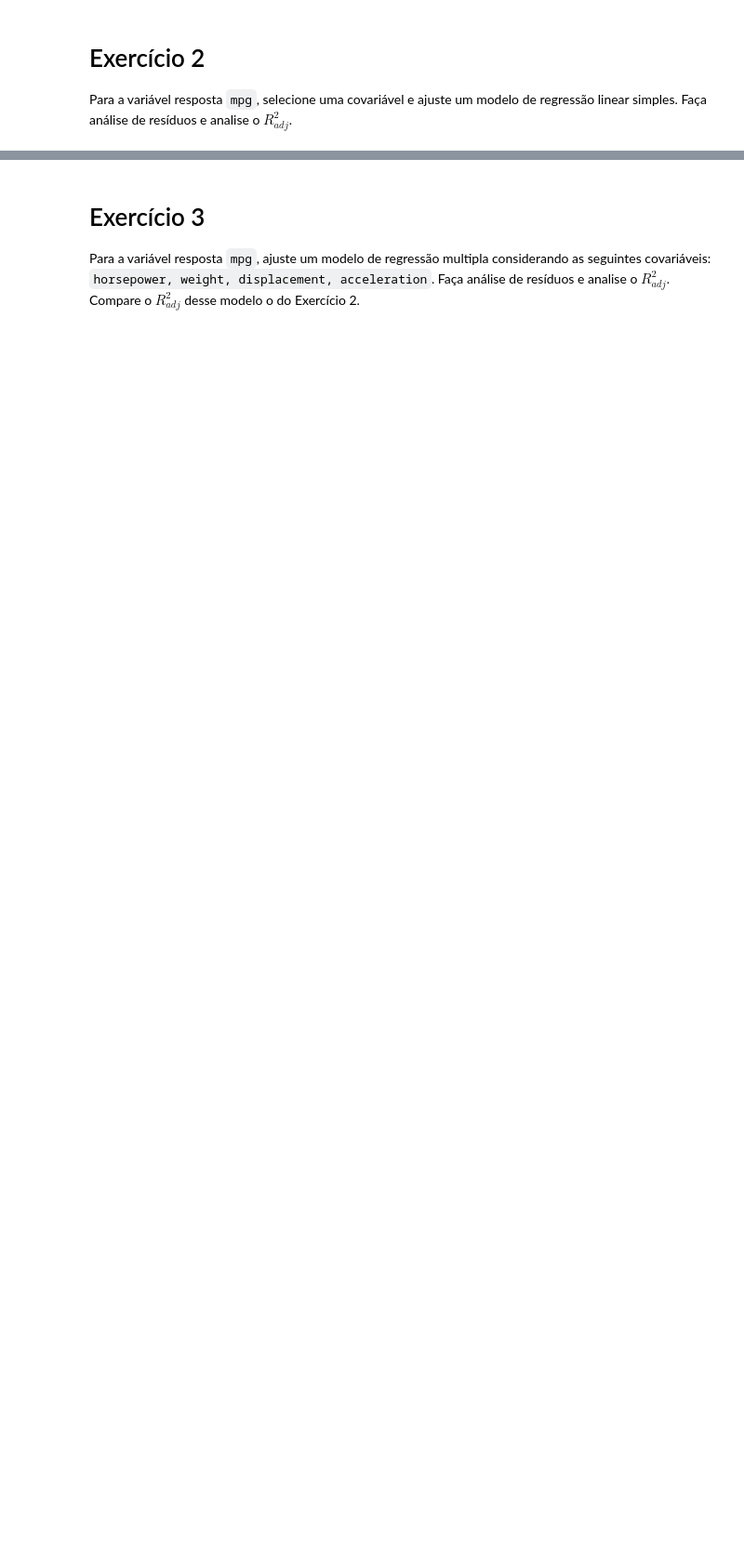
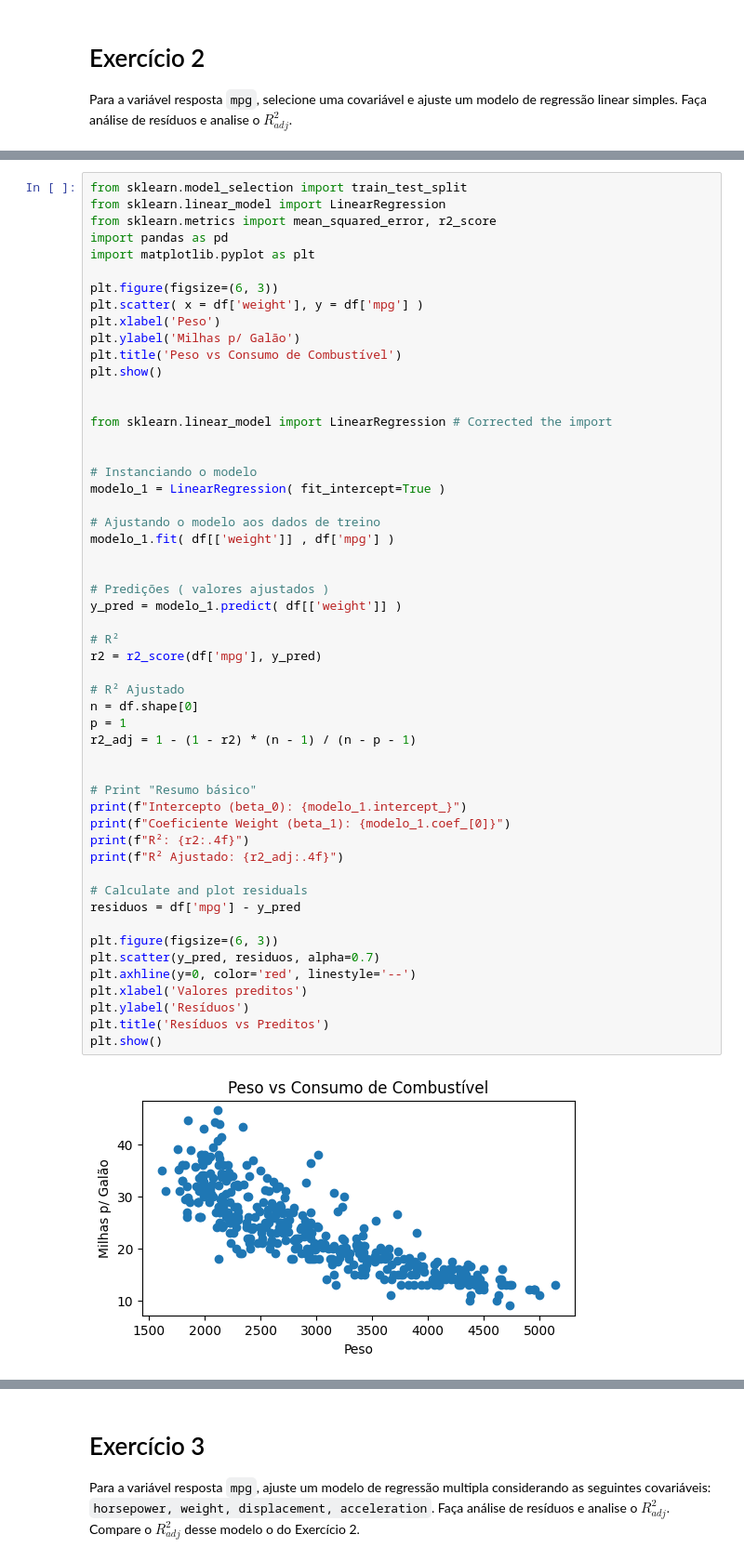
Before and after one commit to HumbAmorim/CEE2, a Jupyter notebook: 25_regressao.ipynb, the cells around one changed output, grey strips where cells are left out. Shown at 93% size. Drawn from its saved outputs; the diff is of its cells as text; blank space fills up the shorter version.

```diff
--- a/25_regressao.ipynb
+++ b/25_regressao.ipynb
@@ -764,0 +771,55 @@ from sklearn.metrics import mean_squared_error, r2_score
+# %%
+from sklearn.model_selection import train_test_split
+from sklearn.linear_model import LinearRegression
+from sklearn.metrics import mean_squared_error, r2_score
+import pandas as pd
+import matplotlib.pyplot as plt
+
+plt.figure(figsize=(6, 3))
+plt.scatter( x = df['weight'], y = df['mpg'] )
+plt.xlabel('Peso')
+plt.ylabel('Milhas p/ Galão')
+plt.title('Peso vs Consumo de Combustível')
+plt.show()
+
+
+from sklearn.linear_model import LinearRegression # Corrected the import
+
+
+# Instanciando o modelo
+modelo_1 = LinearRegression( fit_intercept=True )
+
+# Ajustando o modelo aos dados de treino
+modelo_1.fit( df[['weight']] , df['mpg'] )
+
+
+# Predições ( valores ajustados )
+y_pred = modelo_1.predict( df[['weight']] )
+
+# R²
+r2 = r2_score(df['mpg'], y_pred)
+
+# R² Ajustado
+n = df.shape[0]
+p = 1
+r2_adj = 1 - (1 - r2) * (n - 1) / (n - p - 1)
+
+
+# Print "Resumo básico"
+print(f"Intercepto (beta_0): {modelo_1.intercept_}")
+print(f"Coeficiente Weight (beta_1): {modelo_1.coef_[0]}")
+print(f"R²: {r2:.4f}")
+print(f"R² Ajustado: {r2_adj:.4f}")
+
+# Calculate and plot residuals
+residuos = df['mpg'] - y_pred
+
+plt.figure(figsize=(6, 3))
+plt.scatter(y_pred, residuos, alpha=0.7)
+plt.axhline(y=0, color='red', linestyle='--')
+plt.xlabel('Valores preditos')
+plt.ylabel('Resíduos')
+plt.title('Resíduos vs Preditos')
+plt.show()
+# %% [output]
+[figure, added]
```
Also changed, not shown: parts of 5 cells of this notebook.
